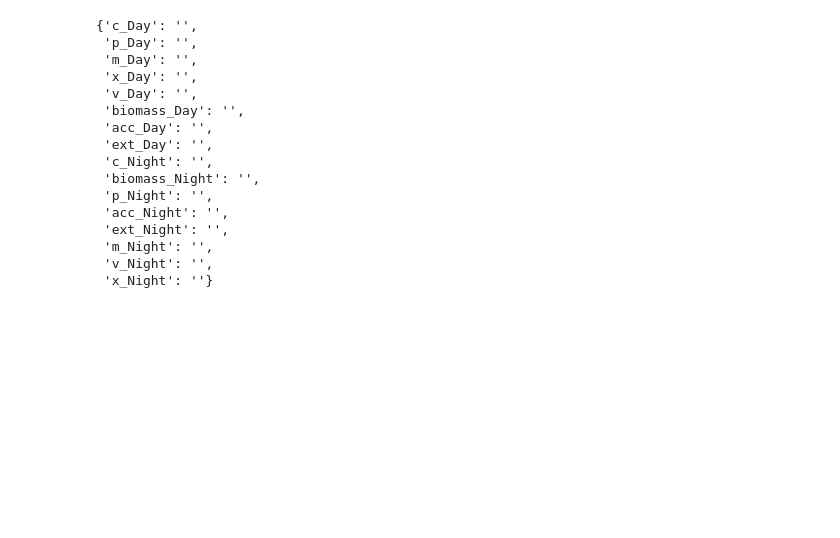
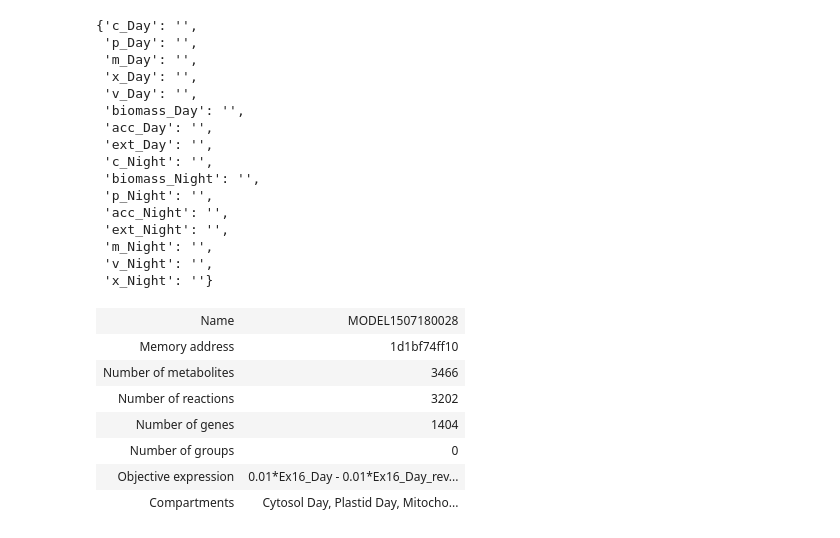
Before and after one commit to LucianaMartins26/DielModels, a Jupyter notebook: examples/compartments.ipynb, the cells around one changed output. Cells and saved outputs as stored; diff of their text form; code cells hidden in the pictures; blank space fills up the shorter version.

```diff
--- a/examples/compartments.ipynb
+++ b/examples/compartments.ipynb
@@ -236,0 +307,13 @@ cobra.io.write_sbml_model(non_diel_model_copy, "AraGEM2010_copy.xml")
+# %%
+test = CompartmentsCreator(non_diel_model_copy)
+test.day_attribution()
+test.duplicate()
+# %% [output]
+| Name | MODEL1507180028 |
+| Memory address | 1d1bf74ff10 |
+| Number of metabolites | 3466 |
+| Number of reactions | 3202 |
+| Number of genes | 1404 |
+| Number of groups | 0 |
+| Objective expression | 0.01*Ex16_Day - 0.01*Ex16_Day_rev... |
+| Compartments | Cytosol Day, Plastid Day, Mitocho... |
```
Also changed, not shown: parts of 1 cell of this notebook, 3 other files.
